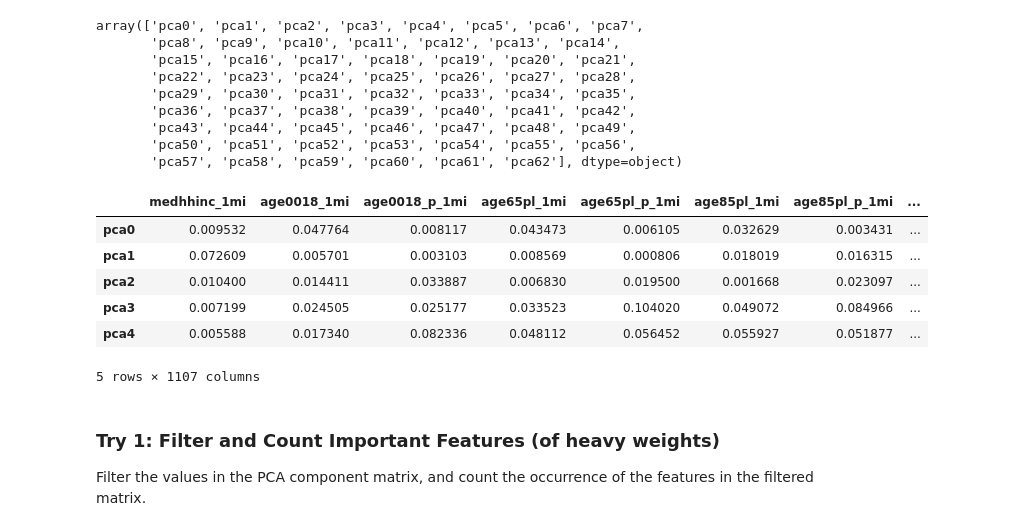
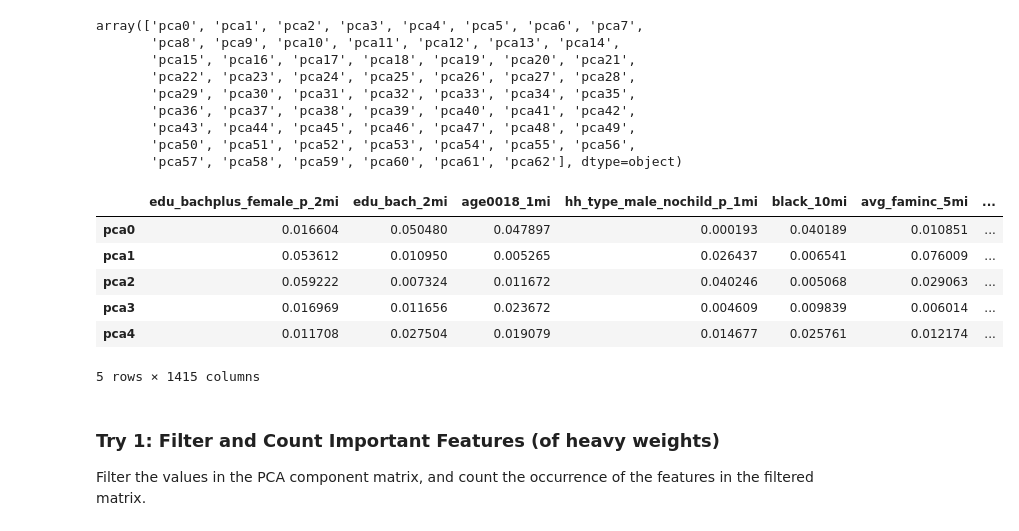
Before and after one commit to mozhao0331/Restaurant_Segmentation_Analysis, a Jupyter notebook: doc/smoothie_king_pca.ipynb, the cells around one changed output. Cells and saved outputs as stored; diff of their text form; code cells hidden in the pictures.

```diff
--- a/doc/smoothie_king_pca.ipynb
+++ b/doc/smoothie_king_pca.ipynb
@@ -53,0 +82,2 @@ transformed_X = pd.DataFrame(transformed_X).fillna(0)
+# %%
+preprocessor.fit(X_train)
@@ -53,0 +102,7 @@ transformed_X = pd.DataFrame(transformed_X).fillna(0)
+# %%
+column_names = (
+    numeric_features
+    + preprocessor.named_transformers_['pipeline-2']['ordinalencoder'].get_feature_names_out().tolist()
+    + preprocessor.named_transformers_['pipeline-3']['onehotencoder'].get_feature_names_out().tolist()
+)
+len(column_names)
@@ -53,0 +115,3 @@ transformed_X = pd.DataFrame(transformed_X).fillna(0)
+# %%
+transformed_X = preprocessor.transform(X_train)
+# X_test_processed = preprocessor.transform(X_test)
@@ -77,5 +158,5 @@ plt.show()
 # %%
-feature_names_out = pca.get_feature_names_out(X_df.columns)
+feature_names_out = pca.get_feature_names_out(column_names)
 feature_names_out
 # %% [output]
 array(['pca0', 'pca1', 'pca2', 'pca3', 'pca4', 'pca5', 'pca6', 'pca7',
@@ -88,16 +169,16 @@ array(['pca0', 'pca1', 'pca2', 'pca3', 'pca4', 'pca5', 'pca6', 'pca7',
        'pca50', 'pca51', 'pca52', 'pca53', 'pca54', 'pca55', 'pca56',
        'pca57', 'pca58', 'pca59', 'pca60', 'pca61', 'pca62'], dtype=object)
 # %%
-transformed_features = pd.DataFrame(abs(pca.components_), columns=X_df.columns, index=feature_names_out)
+transformed_features = pd.DataFrame(abs(pca.components_), columns=column_names, index=feature_names_out)
 transformed_features.head()
 # %% [output]
-|  | medhhinc_1mi | age0018_1mi | age0018_p_1mi | age65pl_1mi | age65pl_p_1mi | age85pl_1mi | age85pl_p_1mi | ... |
-| pca0 | 0.009532 | 0.047764 | 0.008117 | 0.043473 | 0.006105 | 0.032629 | 0.003431 | ... |
-| pca1 | 0.072609 | 0.005701 | 0.003103 | 0.008569 | 0.000806 | 0.018019 | 0.016315 | ... |
-| pca2 | 0.010400 | 0.014411 | 0.033887 | 0.006830 | 0.019500 | 0.001668 | 0.023097 | ... |
-| pca3 | 0.007199 | 0.024505 | 0.025177 | 0.033523 | 0.104020 | 0.049072 | 0.084966 | ... |
-| pca4 | 0.005588 | 0.017340 | 0.082336 | 0.048112 | 0.056452 | 0.055927 | 0.051877 | ... |
+|  | edu_bachplus_female_p_2mi | edu_bach_2mi | age0018_1mi | hh_type_male_nochild_p_1mi | black_10mi | avg_faminc_5mi | ... |
+| pca0 | 0.016604 | 0.050480 | 0.047897 | 0.000193 | 0.040189 | 0.010851 | ... |
+| pca1 | 0.053612 | 0.010950 | 0.005265 | 0.026437 | 0.006541 | 0.076009 | ... |
+| pca2 | 0.059222 | 0.007324 | 0.011672 | 0.040246 | 0.005068 | 0.029063 | ... |
+| pca3 | 0.016969 | 0.011656 | 0.023672 | 0.004609 | 0.009839 | 0.006014 | ... |
+| pca4 | 0.011708 | 0.027504 | 0.019079 | 0.014677 | 0.025761 | 0.012174 | ... |
-5 rows × 1107 columns
+5 rows × 1415 columns
 # %% [markdown]
 ### Try 1: Filter and Count Important Features (of heavy weights)
 
```
Also changed, not shown: parts of 38 cells of this notebook, 2 other files.
